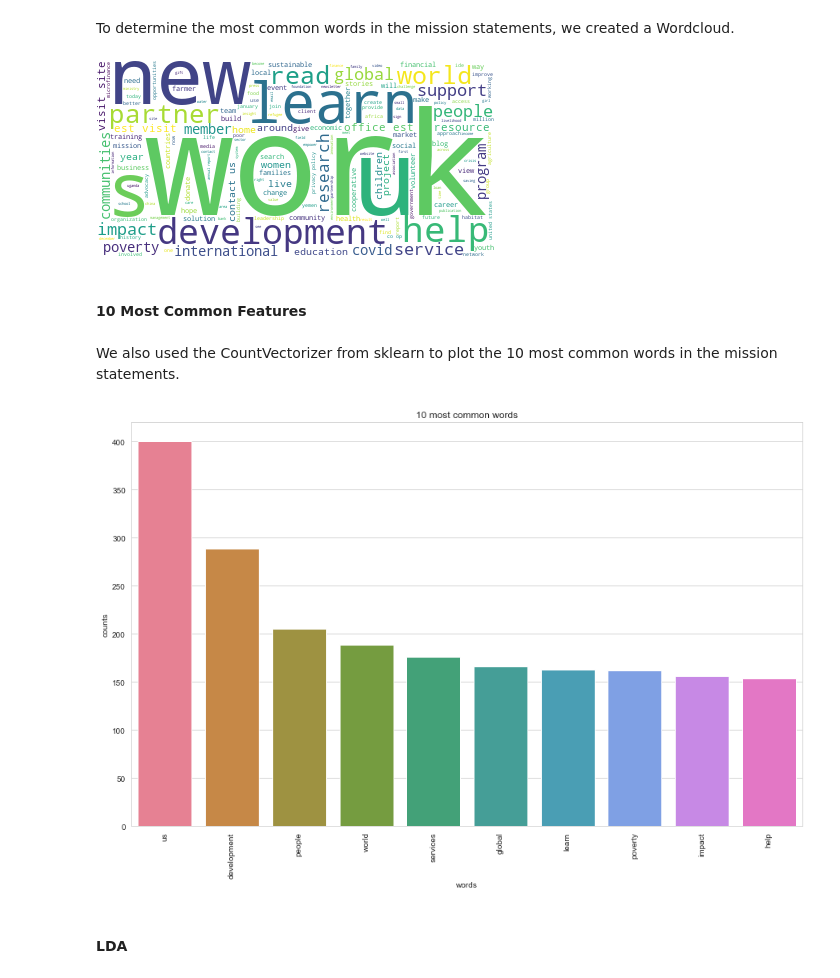
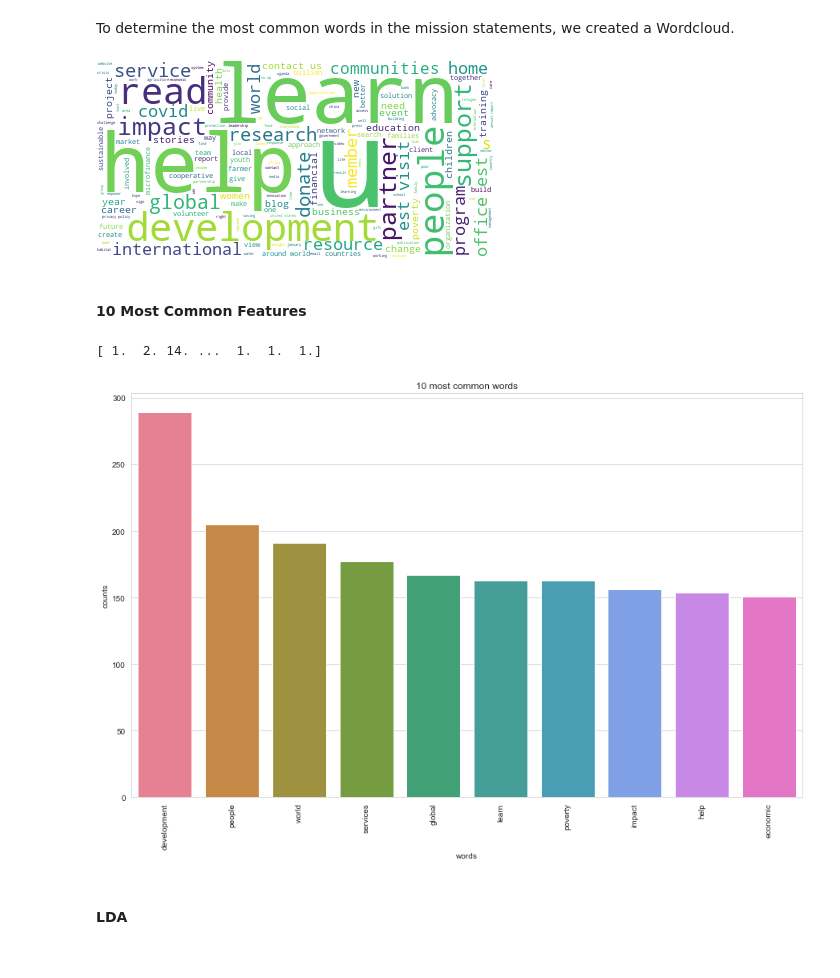
Before and after one commit to albertodiazdurana/Web-scrapping_NLP_topic-analysis-1a, a Jupyter notebook: IandEStudy.ipynb, the cells around one changed output. Saved outputs shown, nothing was run; the diff lists cells and outputs as text; code cells hidden in the pictures.

```diff
--- a/IandEStudy.ipynb
+++ b/IandEStudy.ipynb
@@ -376,0 +381,4 @@ df[["mission_statement", "mission_statement_processed", "website_content", "webs
+# %%
+df = pd.read_csv(
+    "processed_data.csv", index_col=0)
+df.head()
@@ -381,17 +396,17 @@ To determine the most common words in the mission statements, we created a Wordc
 # %%
 # Import the wordcloud library
 from wordcloud import WordCloud
-# Join the different processed titles together.
-long_string = ','.join(list(df['processed_text'].values))
+# Convert to list
+
+# Join the different processed text together.
+long_string = ','.join(list(df["lemmatized_text"].values))
 # Create a WordCloud object
 wordcloud = WordCloud(background_color="white", max_words=5000, contour_width=3, contour_color='steelblue')
 # Generate a word cloud
 wordcloud.generate(long_string)
 # Visualize the word cloud
 wordcloud.to_image()
 # %% [output]
-[figure, old version]
+[figure, new version]
 # %% [markdown]
 #### 10 Most Common Features
-# %% [markdown]
-We also used the CountVectorizer from sklearn to plot the 10 most common words in the mission statements.
@@ -428,27 +444,14 @@ def plot_10_most_common_words(count_data, count_vectorizer):
     plt.show()
 # %%
 # Initialise the count vectorizer with the English stop words
-all_stopwords = stopwords.words("english")
-all_stopwords.extend(
-    [
-        "Twitter",
-        "Linkedin-in",
-        "work",
-        "Youtube",
-        "Facebook-f",
-        "About",
-        "s",
-        "site",
-        "news"
-    ]
-)
-count_vectorizer = CountVectorizer(stop_words=all_stopwords)
+count_vectorizer = CountVectorizer(stop_words="english")
 # Fit and transform the processed titles
-count_data = count_vectorizer.fit_transform(df['processed_text'])
+count_data = count_vectorizer.fit_transform(df["lemmatized_text"])
 # Visualise the 10 most common words
 plot_10_most_common_words(count_data, count_vectorizer)
 # %% [output]
+[ 1.  2. 14. ...  1.  1.  1.]
-[figure, old version]
+[figure, new version]
 # %% [markdown]
 #### LDA
 # %% [markdown]
```
Also changed, not shown: parts of 39 cells of this notebook, 2 other files.
